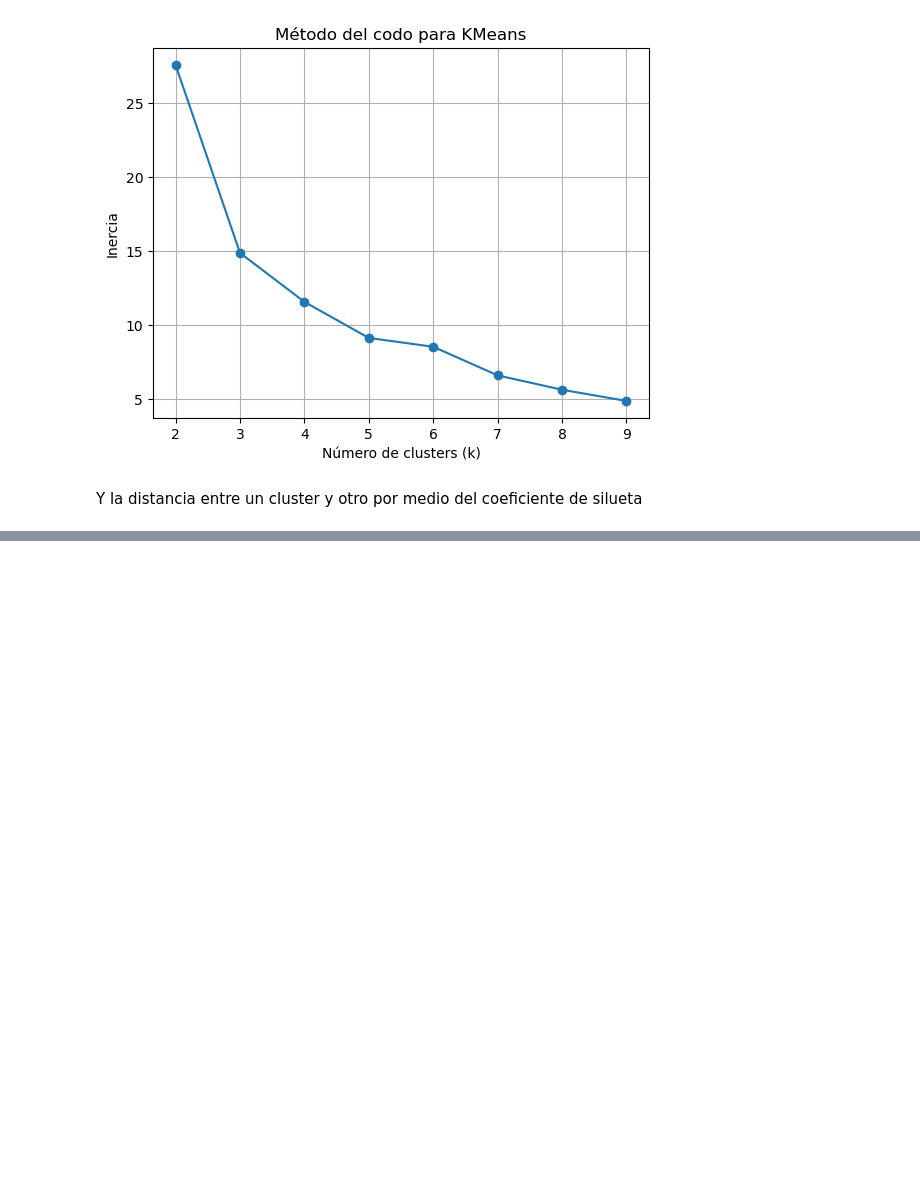
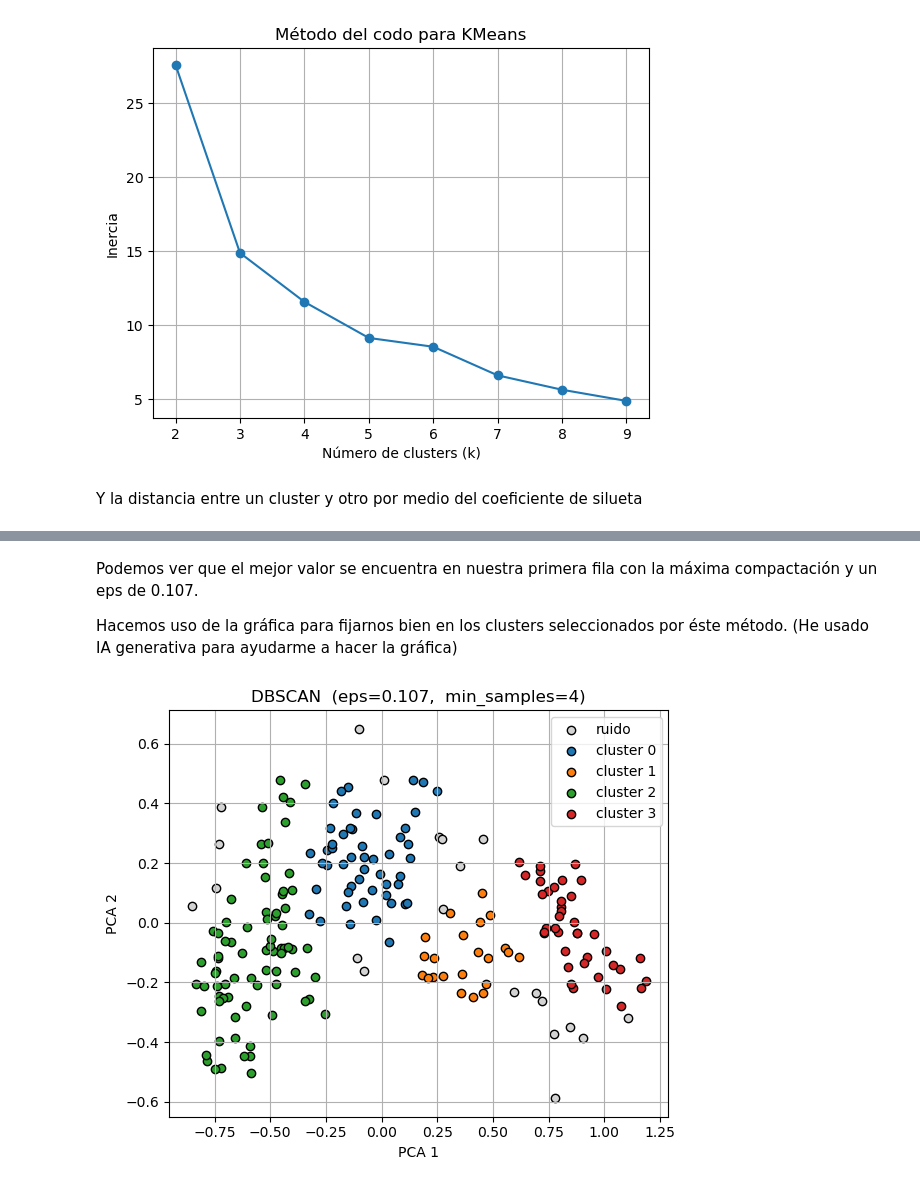
Before and after one commit to 100478705/Grupo25_practica2, a Jupyter notebook: Notebook1.ipynb, the cells around one changed output, grey strips where cells are left out. Saved outputs shown, nothing was run; the diff lists cells and outputs as text; code cells hidden in the pictures; blank space fills up the shorter version.

```diff
--- a/Notebook1.ipynb
+++ b/Notebook1.ipynb
@@ -210,0 +364,26 @@ plt.show()
+# %% [markdown]
+Podemos ver que el mejor valor se encuentra en nuestra primera fila con la máxima compactación y un eps de 0.107.
+
+Hacemos uso de la gráfica para fijarnos bien en los clusters seleccionados por éste método.
+(He usado IA generativa para ayudarme a hacer la gráfica)
+# %%
+
+db_best   = DBSCAN(eps=best_eps, min_samples=min_samples)
+labels_db = db_best.fit_predict(X_pca)
+
+plt.figure(figsize=(6, 5))
+unique_lab = np.unique(labels_db)
+for lab in unique_lab:
+    mask = labels_db == lab
+    if lab == -1:
+        plt.scatter(X_pca[mask, 0], X_pca[mask, 1],
+                    c='lightgrey', edgecolor='k', label='ruido')
+    else:
+        plt.scatter(X_pca[mask, 0], X_pca[mask, 1],
+                    label=f'cluster {lab}', edgecolor='k')
+
+plt.title(f'DBSCAN  (eps={best_eps:.3f},  min_samples={min_samples})')
+plt.xlabel('PCA 1'); plt.ylabel('PCA 2')
+plt.legend(); plt.grid(); plt.tight_layout(); plt.show()
+# %% [output]
+[figure, added]
```
Also changed, not shown: parts of 27 cells of this notebook, 1 other file.
